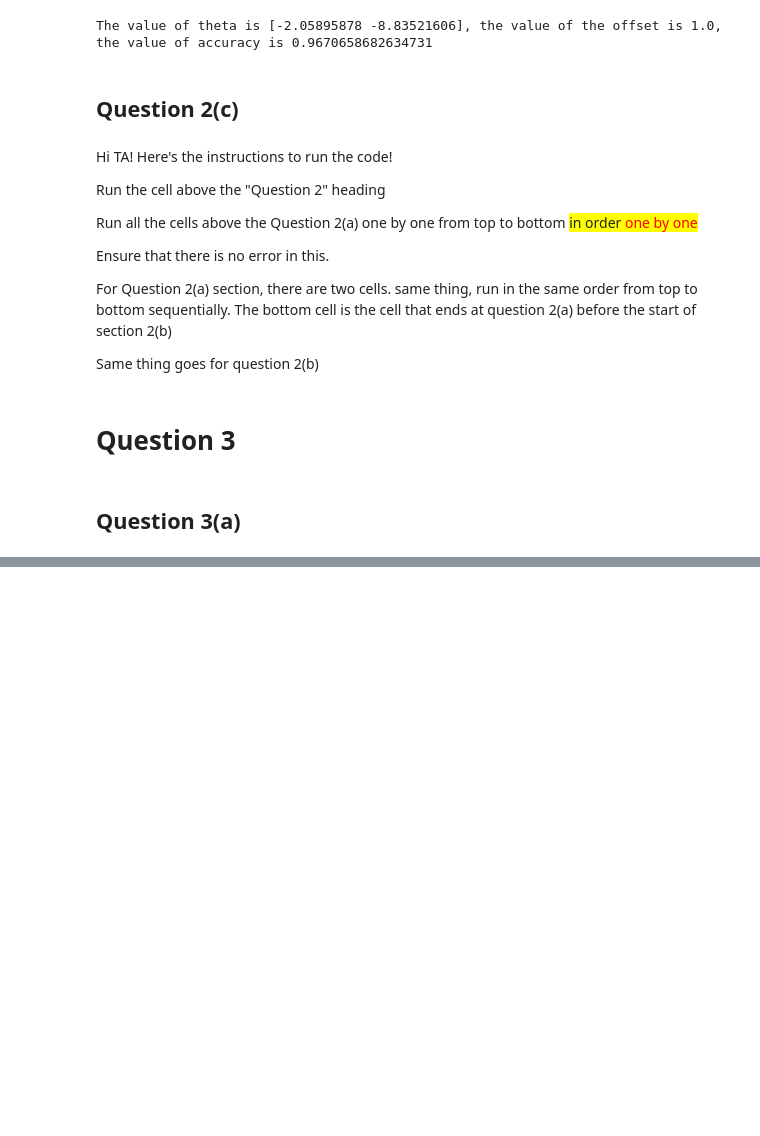
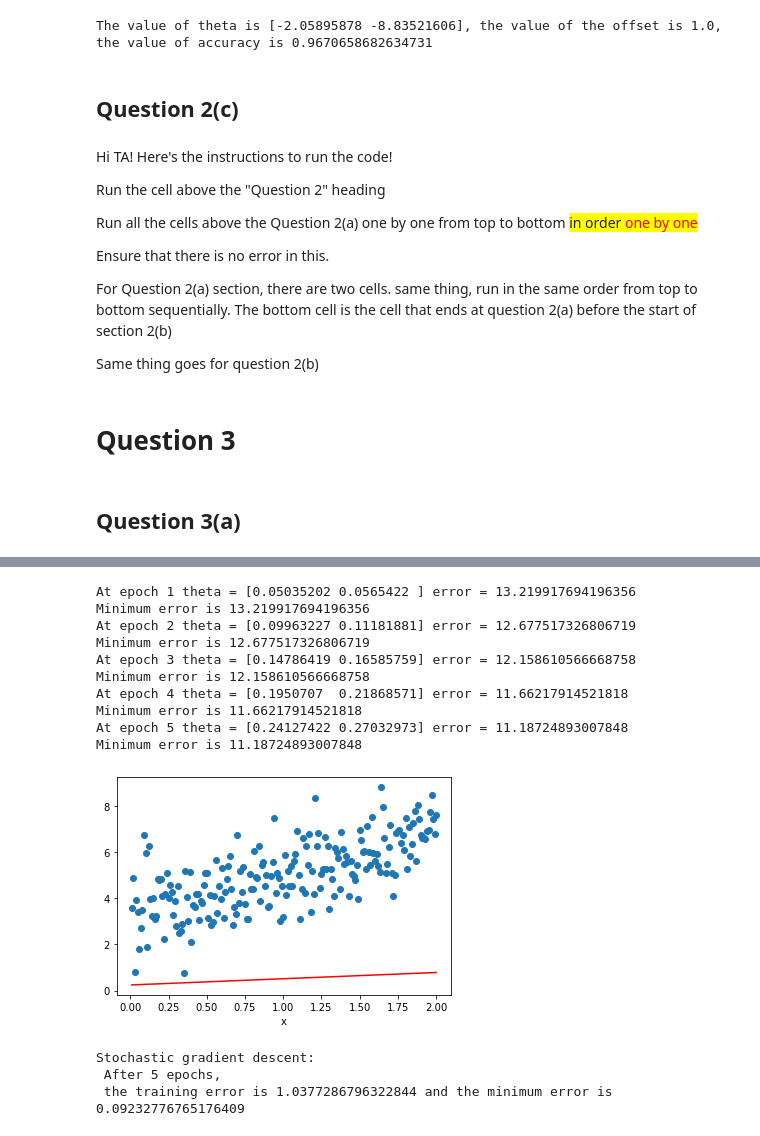
Before and after one commit to caramelmelmel/machine_learning_2021, a Jupyter notebook: hw1/Homework_1.ipynb, the cells around one changed output, grey strips where cells are left out. Drawn from its saved outputs; the diff is of its cells as text; code cells hidden in the pictures; blank space fills up the shorter version.

```diff
--- a/hw1/Homework_1.ipynb
+++ b/hw1/Homework_1.ipynb
@@ -179,0 +228,64 @@ X = np.c_[np.ones(n), np.genfromtxt('/HW')]
+# %%
+## weight vector for gradient descent algo
+learning_rate = 0.01
+#batch_size = n.o training example
+batch_size = len(X)
+epochs = 5
+
+# use the err function in part 1
+
+def initial_values():
+    theta = np.zeros(2)
+    offset = 0.0
+    return theta, offset
+
+def batch_gradient_descent_algorithm(epoch, theta, learning_rate, n,X,y):
+    min_error = float('inf')
+    for i in range(epoch):
+        #each training example
+        theta += (learning_rate/n)* (y-X.dot(theta)).dot(X)
+        err = error(y,X.dot(theta),n)
+        print(f"At epoch {i+1} theta = {theta} error = {err}")
+        if err < min_error:
+            min_error = err
+        print(f"Minimum error is {min_error}")
+    return theta, min_error
+# %%
+#run the BGD
+theta, offset = initial_values()
+theta, minimum_training_err = batch_gradient_descent_algorithm(epochs, theta,learning_rate,batch_size, X,y)
+
+#plotting
+plot_regression(X.dot(theta),y,x_input)
+# %% [output]
+At epoch 1 theta = [0.05035202 0.0565422 ] error = 13.219917694196356
+Minimum error is 13.219917694196356
+At epoch 2 theta = [0.09963227 0.11181881] error = 12.677517326806719
+Minimum error is 12.677517326806719
+At epoch 3 theta = [0.14786419 0.16585759] error = 12.158610566668758
+Minimum error is 12.158610566668758
+At epoch 4 theta = [0.1950707  0.21868571] error = 11.66217914521818
+Minimum error is 11.66217914521818
+At epoch 5 theta = [0.24127422 0.27032973] error = 11.18724893007848
+Minimum error is 11.18724893007848
+[figure, added]
+# %%
+# Stochastic gradient
+theta,offset = initial_values()
+def stochastic_gradient_descent(n,epoch, theta, learning_rate,y,x):
+    minimum_training_err = float('inf')
+    total_sample_run = n * epoch
+    for i in range(total_sample_run):
+        t = random.randrange(0,n)
+        theta += learning_rate * (y[t]-x[t].dot(theta)) * x[t]
+        err = error(y[t],x.dot(theta),n)
+        if minimum_training_err > err:
+            minimum_training_err = err
+    print(f'Stochastic gradient descent: \n After 5 epochs, \n the training error is {err} and the minimum error is {minimum_training_err}')
+    return theta, minimum_training_err
+
+theta, min_training_err = stochastic_gradient_descent(batch_size, epochs, theta, learning_rate,y,X)
+# %% [output]
+Stochastic gradient descent:
+ After 5 epochs,
+ the training error is 1.0377286796322844 and the minimum error is 0.09232776765176409
```
Also changed, not shown: parts of 17 cells of this notebook.
